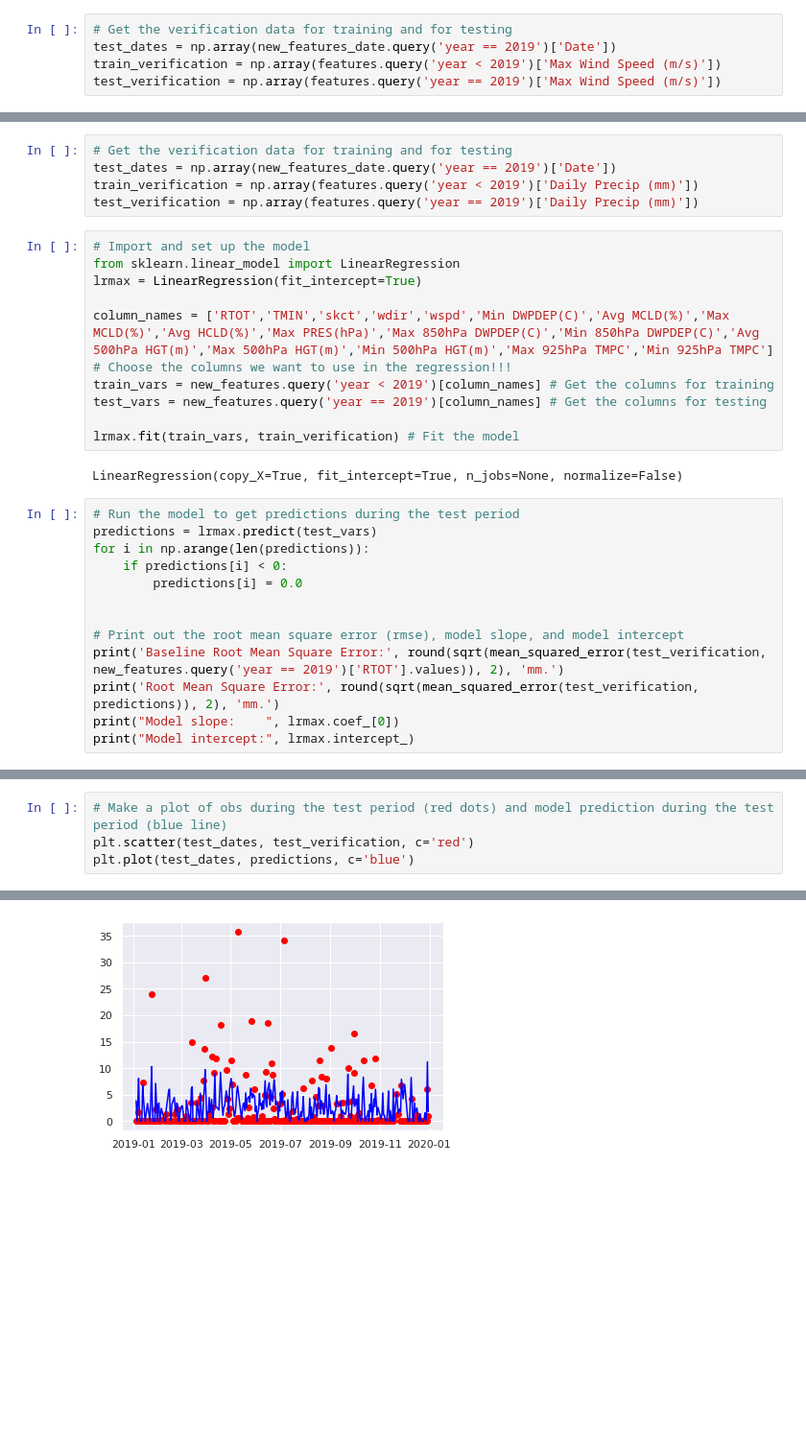
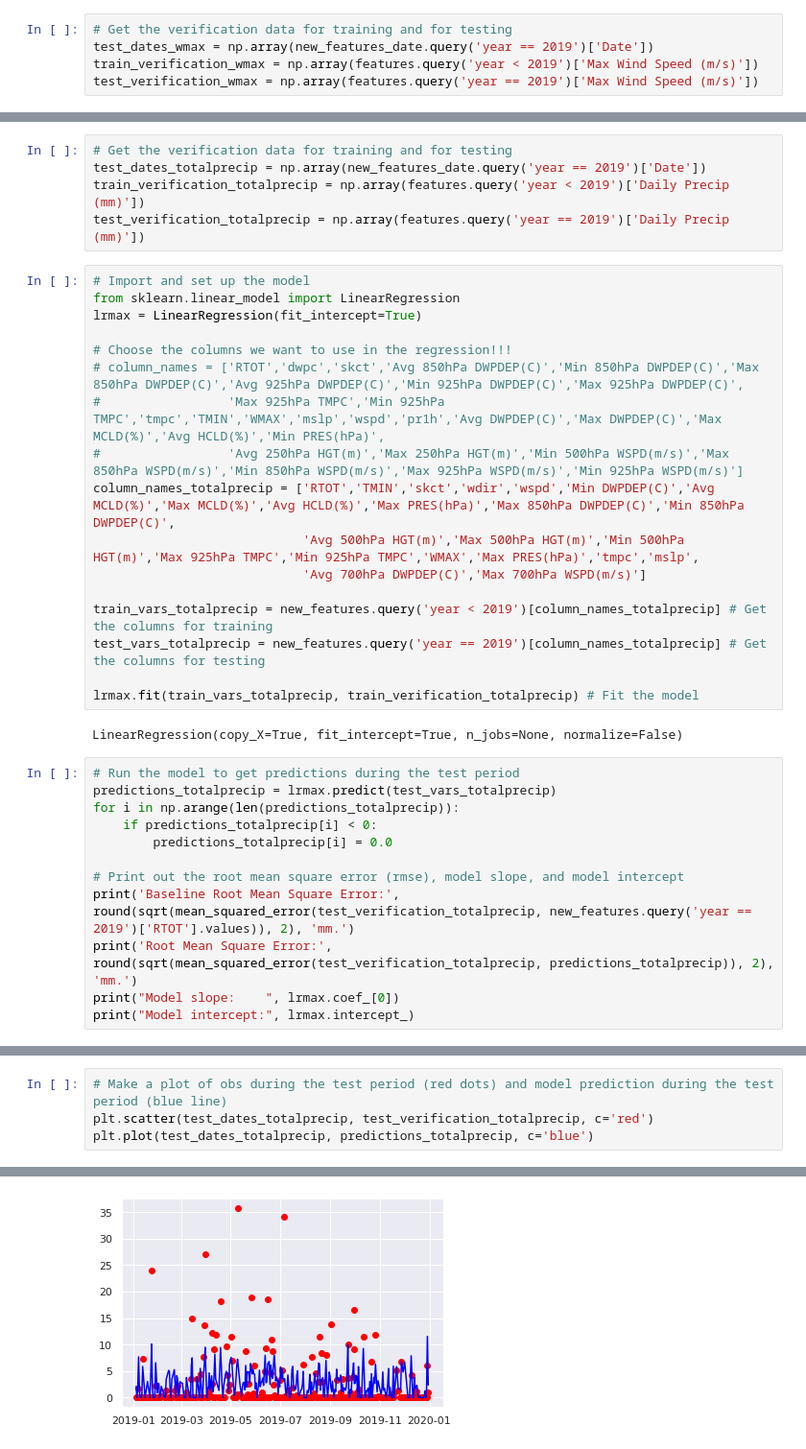
Before and after one commit to kevingray92/597_Project4_GroupB, a Jupyter notebook: Project4_LinearModel.ipynb, the cells around one changed output, grey strips where cells are left out. Shown: that part at 96% size. Saved outputs shown, nothing was run; the diff lists cells and outputs as text; blank space fills up the shorter version.

```diff
--- a/Project4_LinearModel.ipynb
+++ b/Project4_LinearModel.ipynb
@@ -181,9 +196,9 @@ plt.plot(test_dates, predictions, c='blue')
 ### Linear Regression with multiple variables; Max Wind Speed
 # %%
 # Get the verification data for training and for testing
-test_dates = np.array(new_features_date.query('year == 2019')['Date'])
-train_verification = np.array(features.query('year < 2019')['Max Wind Speed (m/s)'])
-test_verification = np.array(features.query('year == 2019')['Max Wind Speed (m/s)'])
+test_dates_wmax = np.array(new_features_date.query('year == 2019')['Date'])
+train_verification_wmax = np.array(features.query('year < 2019')['Max Wind Speed (m/s)'])
+test_verification_wmax = np.array(features.query('year == 2019')['Max Wind Speed (m/s)'])
 # %%
 # Import and set up the model
 from sklearn.linear_model import LinearRegression
@@ -221,32 +245,38 @@ plt.plot(test_dates, predictions, c='blue')
 ### Linear Regression with multiple variables; Total Precipitation
 # %%
 # Get the verification data for training and for testing
-test_dates = np.array(new_features_date.query('year == 2019')['Date'])
-train_verification = np.array(features.query('year < 2019')['Daily Precip (mm)'])
-test_verification = np.array(features.query('year == 2019')['Daily Precip (mm)'])
+test_dates_totalprecip = np.array(new_features_date.query('year == 2019')['Date'])
+train_verification_totalprecip = np.array(features.query('year < 2019')['Daily Precip (mm)'])
+test_verification_totalprecip = np.array(features.query('year == 2019')['Daily Precip (mm)'])
 # %%
 # Import and set up the model
 from sklearn.linear_model import LinearRegression
 lrmax = LinearRegression(fit_intercept=True)
 
-column_names = ['RTOT','TMIN','skct','wdir','wspd','Min DWPDEP(C)','Avg MCLD(%)','Max MCLD(%)','Avg HCLD(%)','Max PRES(hPa)','Max 850hPa DWPDEP(C)','Min 850hPa DWPDEP(C)','Avg 500hPa HGT(m)','Max 500hPa HGT(m)','Min 500hPa HGT(m)','Max 925hPa TMPC','Min 925hPa TMPC'] # Choose the columns we want to use in the regression!!!
-train_vars = new_features.query('year < 2019')[column_names] # Get the columns for training
-test_vars = new_features.query('year == 2019')[column_names] # Get the columns for testing
+# Choose the columns we want to use in the regression!!!
+# column_names = ['RTOT','dwpc','skct','Avg 850hPa DWPDEP(C)','Min 850hPa DWPDEP(C)','Max 850hPa DWPDEP(C)','Avg 925hPa DWPDEP(C)','Min 925hPa DWPDEP(C)','Max 925hPa DWPDEP(C)',
+#                 'Max 925hPa TMPC','Min 925hPa TMPC','tmpc','TMIN','WMAX','mslp','wspd','pr1h','Avg DWPDEP(C)','Max DWPDEP(C)','Max MCLD(%)','Avg HCLD(%)','Min PRES(hPa)',
+#                 'Avg 250hPa HGT(m)','Max 250hPa HGT(m)','Min 500hPa WSPD(m/s)','Max 850hPa WSPD(m/s)','Min 850hPa WSPD(m/s)','Max 925hPa WSPD(m/s)','Min 925hPa WSPD(m/s)']
+column_names_totalprecip = ['RTOT','TMIN','skct','wdir','wspd','Min DWPDEP(C)','Avg MCLD(%)','Max MCLD(%)','Avg HCLD(%)','Max PRES(hPa)','Max 850hPa DWPDEP(C)','Min 850hPa DWPDEP(C)',
+                            'Avg 500hPa HGT(m)','Max 500hPa HGT(m)','Min 500hPa HGT(m)','Max 925hPa TMPC','Min 925hPa TMPC','WMAX','Max PRES(hPa)','tmpc','mslp',
+                            'Avg 700hPa DWPDEP(C)','Max 700hPa WSPD(m/s)']
 
-lrmax.fit(train_vars, train_verification) # Fit the model
+train_vars_totalprecip = new_features.query('year < 2019')[column_names_totalprecip] # Get the columns for training
+test_vars_totalprecip = new_features.query('year == 2019')[column_names_totalprecip] # Get the columns for testing
+
+lrmax.fit(train_vars_totalprecip, train_verification_totalprecip) # Fit the model
 # %% [output]
 LinearRegression(copy_X=True, fit_intercept=True, n_jobs=None, normalize=False)
 # %%
 # Run the model to get predictions during the test period
-predictions = lrmax.predict(test_vars)
-for i in np.arange(len(predictions)):
-    if predictions[i] < 0:
-        predictions[i] = 0.0
-
+predictions_totalprecip = lrmax.predict(test_vars_totalprecip)
+for i in np.arange(len(predictions_totalprecip)):
+    if predictions_totalprecip[i] < 0:
+        predictions_totalprecip[i] = 0.0
 
 # Print out the root mean square error (rmse), model slope, and model intercept
-print('Baseline Root Mean Square Error:', round(sqrt(mean_squared_error(test_verification, new_features.query('year == 2019')['RTOT'].values)), 2), 'mm.')
-print('Root Mean Square Error:', round(sqrt(mean_squared_error(test_verification, predictions)), 2), 'mm.')
+print('Baseline Root Mean Square Error:', round(sqrt(mean_squared_error(test_verification_totalprecip, new_features.query('year == 2019')['RTOT'].values)), 2), 'mm.')
+print('Root Mean Square Error:', round(sqrt(mean_squared_error(test_verification_totalprecip, predictions_totalprecip)), 2), 'mm.')
 print("Model slope:    ", lrmax.coef_[0])
 print("Model intercept:", lrmax.intercept_)
 # %% [output]
@@ -257,7 +287,7 @@ Model intercept: 31.46049147481919
 # %%
 # Make a plot of obs during the test period (red dots) and model prediction during the test period (blue line)
-plt.scatter(test_dates, test_verification, c='red')
-plt.plot(test_dates, predictions, c='blue')
+plt.scatter(test_dates_totalprecip, test_verification_totalprecip, c='red')
+plt.plot(test_dates_totalprecip, predictions_totalprecip, c='blue')
 # %% [output]
 [<matplotlib.lines.Line2D at 0x...>]
-[figure, old version]
+[figure, new version]
```
Also changed, not shown: parts of 18 cells of this notebook, 4 other files.
